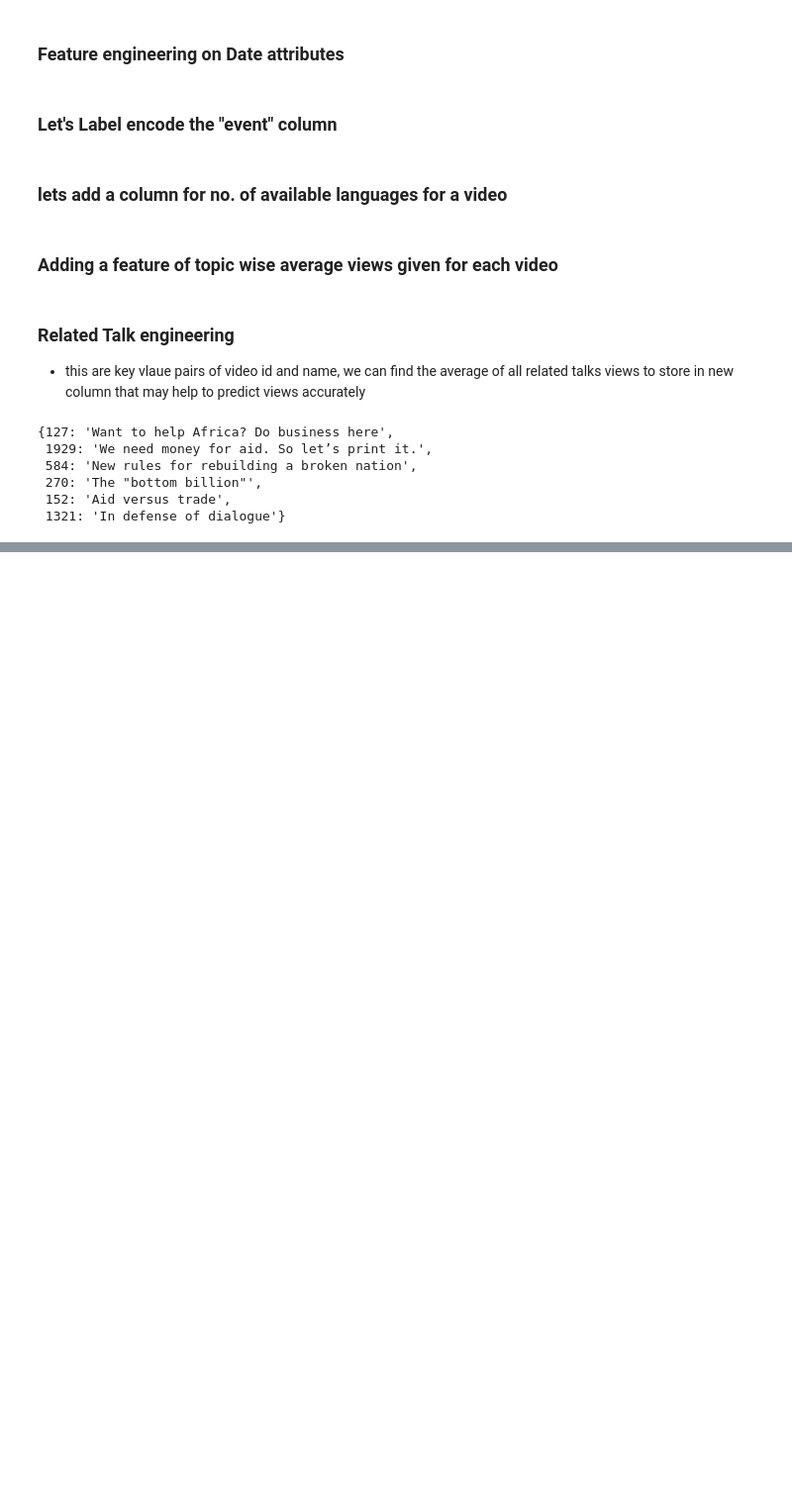
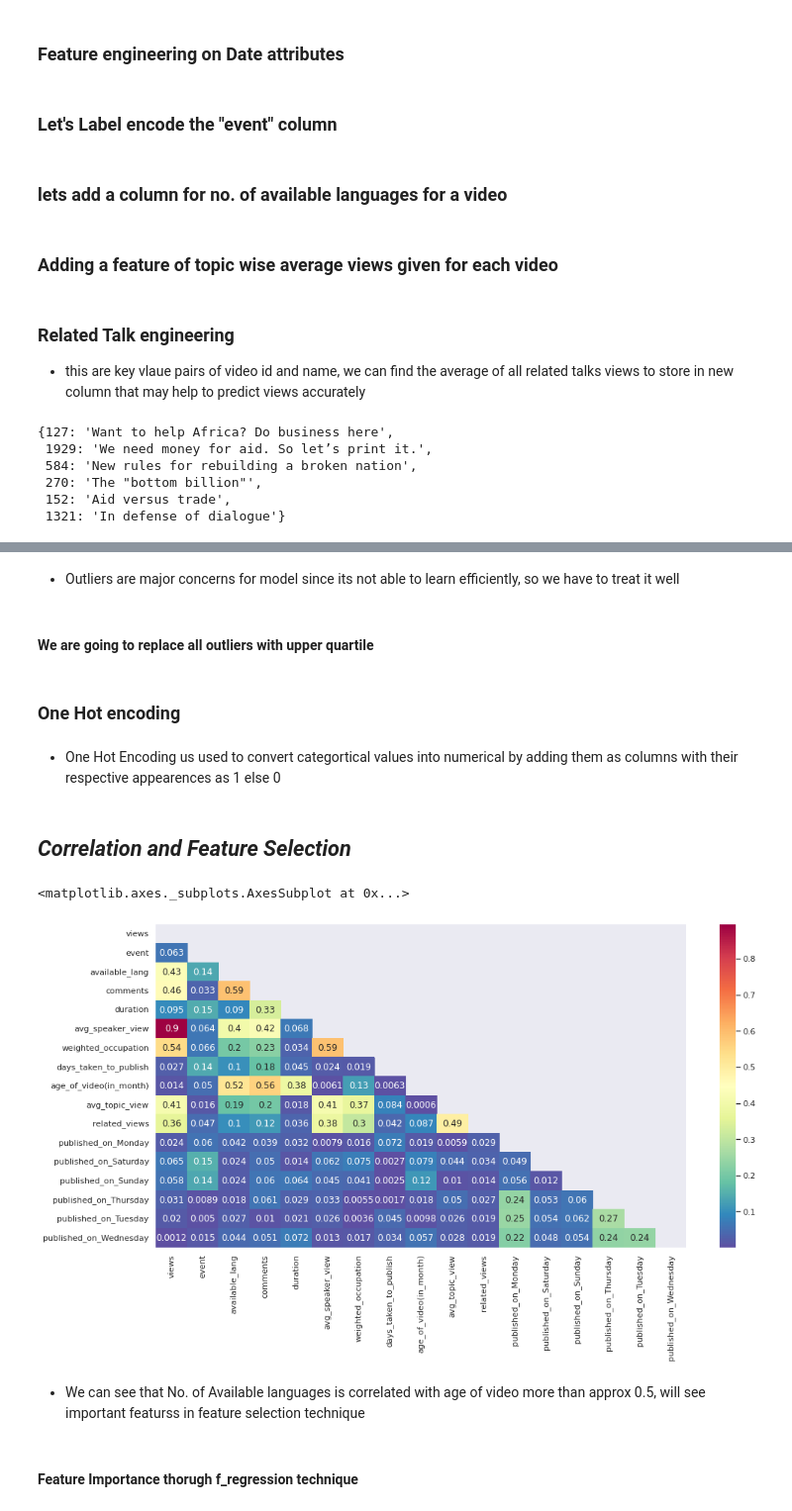
Before and after one commit to GuptaRitik/Ted-talk-views-prediction, a Jupyter notebook: TEDx_talks_views_pred.ipynb, the cells around one changed output, grey strips where cells are left out. Shown at 99% size. Cells and saved outputs as stored; diff of their text form; code cells hidden in the pictures; blank space fills up the shorter version.

```diff
--- a/TEDx_talks_views_pred.ipynb
+++ b/TEDx_talks_views_pred.ipynb
@@ -631,8 +578,4 @@ df['talk_id'] = df.index
 df = df.merge(weight_df, on='occupations', how='left').rename(columns = {'views_x': 'views' ,'views_y': 'weighted_occupation'})
 df = df.drop('occupations', axis=1)
 
-df.set_index('talk_id', inplace=True)
-
-# scatter plot for new variable
-sns.set(rc={'figure.figsize':(8,4)})
-sns.scatterplot(x='weighted_occupation', y='views', data=df)
+df.set_index('talk_id', inplace=True) # after merging set this id as index again
@@ -751,0 +684,4 @@ df.head()
+# %% [markdown]
+* Outliers are major concerns for model since its not able to learn efficiently, so we have to treat it well
+# %% [markdown]
+#### We are going to replace all outliers with upper quartile
@@ -751,0 +700,7 @@ df.head()
+# %% [markdown]
+### One Hot encoding
+# %%
+# unig pandas get dummies function to convert values into column
+df = pd.get_dummies(df, prefix='published_on', drop_first=True) # using drop first to remove multicolinieariy between all new columns
+# %% [markdown]
+* One Hot Encoding us used to convert categortical values into numerical by adding them as columns with their respective appearences as 1 else 0
@@ -751,0 +713,16 @@ df.head()
+# %% [markdown]
+## *Correlation and Feature Selection*
+# %%
+# getting the correlation matrix
+corr= abs(df.corr())
+matrix = np.triu(corr) # trimming the above triangle of matrix
+
+# plotting it as the heatmap
+fig = plt.figure(figsize=(16,8))
+ax = fig.add_subplot(111)
+sns.heatmap(corr,annot=True, cmap='Spectral_r', mask=matrix)
+# %% [output]
+<matplotlib.axes._subplots.AxesSubplot at 0x...>
+[figure, added]
+# %% [markdown]
+* We can see that No. of Available languages is correlated with age of video more than approx 0.5, will see important featurss in feature selection technique
@@ -751,0 +733,2 @@ df.head()
+# %% [markdown]
+#### Feature Importance thorugh f_regression technique
```
Also changed, not shown: parts of 51 cells of this notebook.
